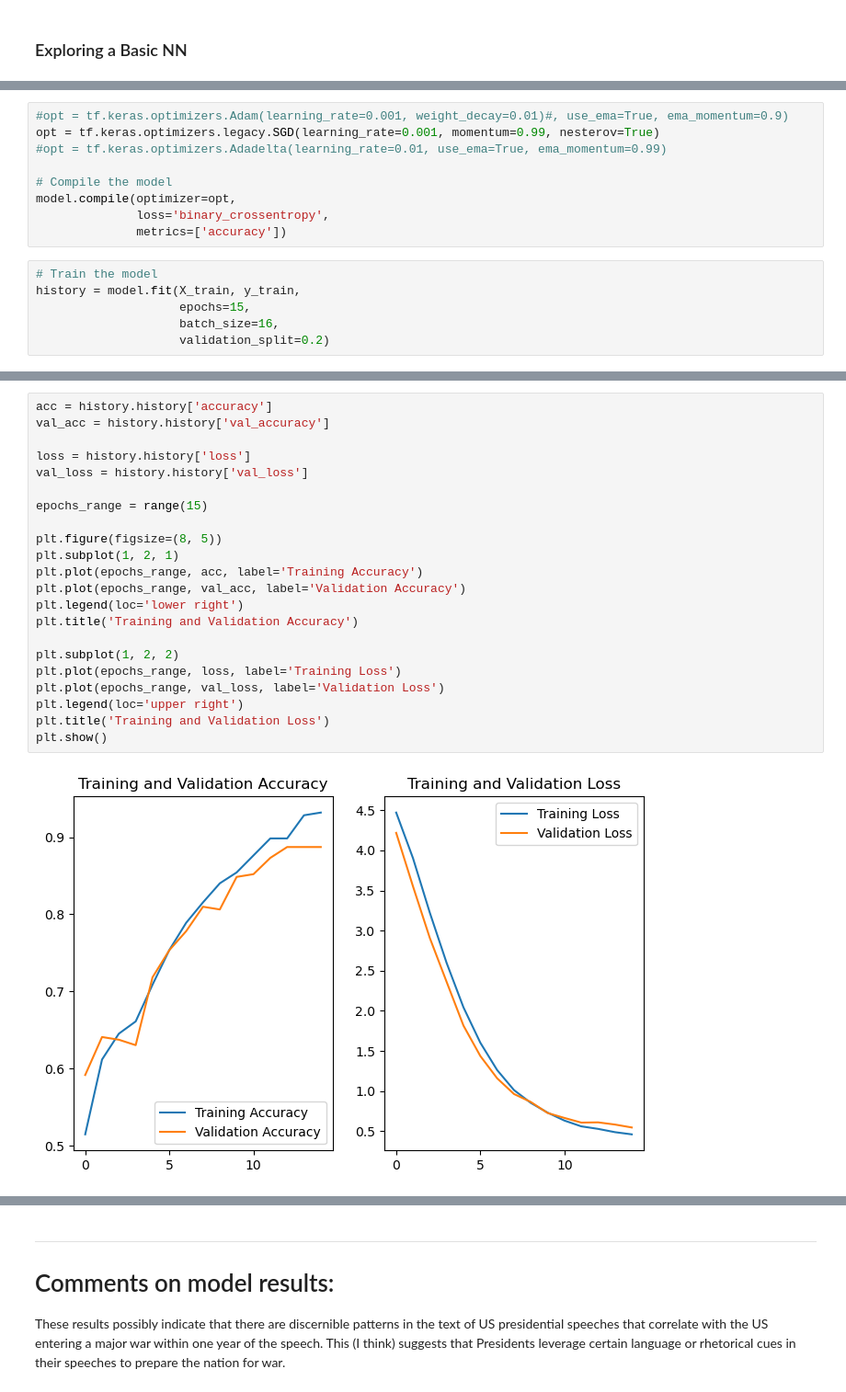
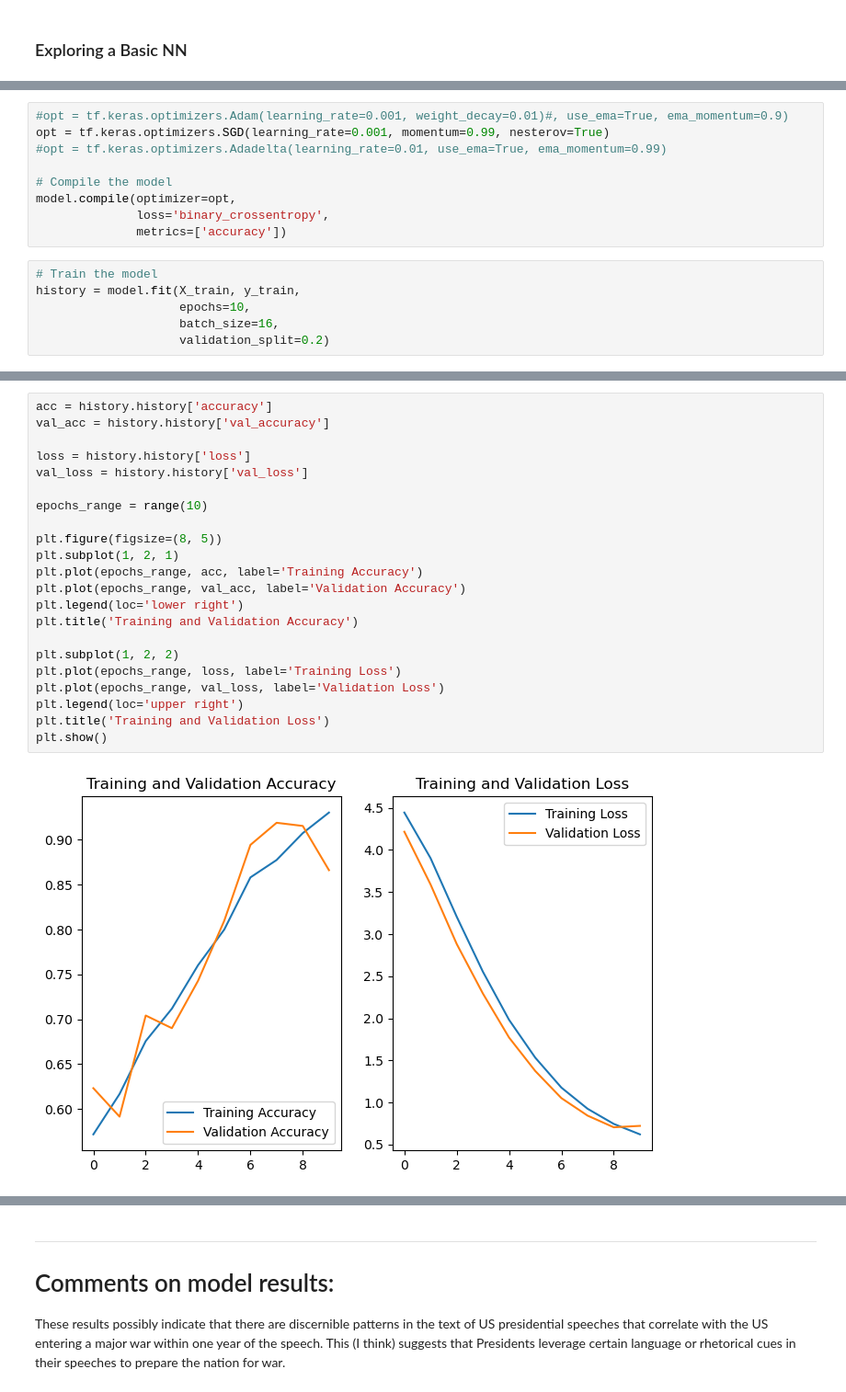
Before and after one commit to WD-Scott/WordsofWar, a Jupyter notebook: Exploring_and_BasicNN.ipynb, the cells around one changed output, grey strips where cells are left out. Shown: that part at 92% size. Cells and saved outputs as stored; diff of their text form.

```diff
--- a/Exploring_and_BasicNN.ipynb
+++ b/Exploring_and_BasicNN.ipynb
@@ -164,6 +195,6 @@ model = Sequential([
 # %%
 #opt = tf.keras.optimizers.Adam(learning_rate=0.001, weight_decay=0.01)#, use_ema=True, ema_momentum=0.9)
-opt = tf.keras.optimizers.legacy.SGD(learning_rate=0.001, momentum=0.99, nesterov=True)
+opt = tf.keras.optimizers.SGD(learning_rate=0.001, momentum=0.99, nesterov=True)
 #opt = tf.keras.optimizers.Adadelta(learning_rate=0.01, use_ema=True, ema_momentum=0.99)
 
 # Compile the model
@@ -173,7 +204,7 @@ model.compile(optimizer=opt,
 # %%
 # Train the model
 history = model.fit(X_train, y_train,
-                    epochs=15,
+                    epochs=10,
                     batch_size=16,
                     validation_split=0.2)
 # %% [output]
@@ -197,27 +231,27 @@ Epoch 15/15
 # %%
 acc = history.history['accuracy']
 val_acc = history.history['val_accuracy']
 
 loss = history.history['loss']
 val_loss = history.history['val_loss']
 
-epochs_range = range(15)
+epochs_range = range(10)
 
 plt.figure(figsize=(8, 5))
 plt.subplot(1, 2, 1)
 plt.plot(epochs_range, acc, label='Training Accuracy')
 plt.plot(epochs_range, val_acc, label='Validation Accuracy')
 plt.legend(loc='lower right')
 plt.title('Training and Validation Accuracy')
 
 plt.subplot(1, 2, 2)
 plt.plot(epochs_range, loss, label='Training Loss')
 plt.plot(epochs_range, val_loss, label='Validation Loss')
 plt.legend(loc='upper right')
 plt.title('Training and Validation Loss')
 plt.show()
 # %% [output]
-[figure, old version]
+[figure, new version]
 # %%
 # Predict probs for positive class
 y_pred_prob = model.predict(X_test)
```
Also changed, not shown: parts of 23 cells of this notebook.
